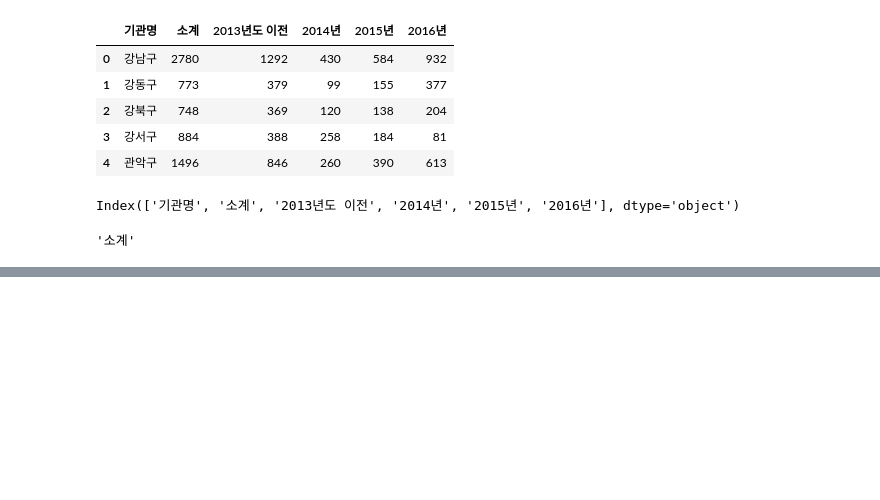
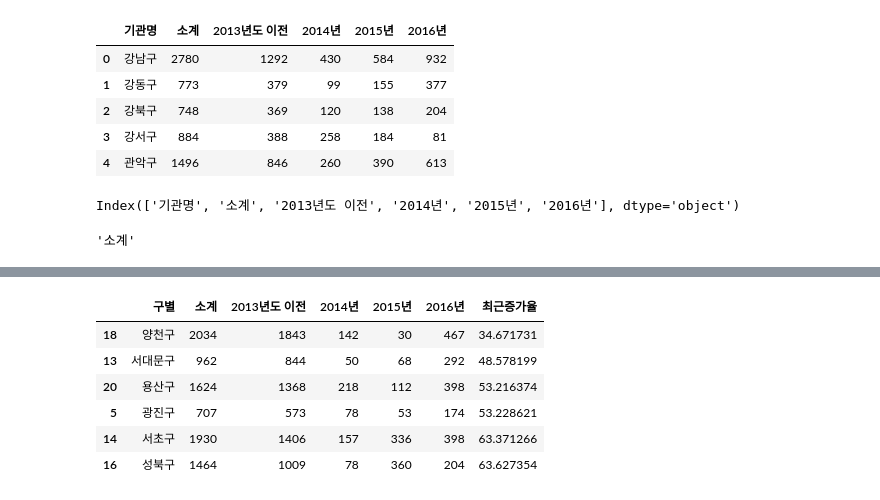
Before and after one commit to mike2ox/databreak-python-basic, a Jupyter notebook: data_science_by_python_01.ipynb, the cells around one changed output, grey strips where cells are left out. Cells and saved outputs as stored; diff of their text form; code cells hidden in the pictures; blank space fills up the shorter version.

```diff
--- a/data_science_by_python_01.ipynb
+++ b/data_science_by_python_01.ipynb
@@ -33,3 +28,6 @@ Index(['기관명', '소계', '2013년도 이전', '2014년', '2015년', '2016
 CCTV_Seoul.columns[1]
 # %% [output]
 '소계'
+# %%
+CCTV_Seoul.rename(columns={CCTV_Seoul.columns[0] : "구별"},inplace=True)
+CCTV_Seoul.head()
@@ -35,0 +163,11 @@ CCTV_Seoul.columns[1]
+# %%
+CCTV_Seoul["최근증가율"] = (CCTV_Seoul["2016년"] + CCTV_Seoul["2015년"]+CCTV_Seoul["2014년"])/ CCTV_Seoul["2013년도 이전"]*100
+CCTV_Seoul.sort_values(by="최근증가율").head(6)
+# %% [output]
+|  | 구별 | 소계 | 2013년도 이전 | 2014년 | 2015년 | 2016년 | 최근증가율 |
+| 18 | 양천구 | 2034 | 1843 | 142 | 30 | 467 | 34.671731 |
+| 13 | 서대문구 | 962 | 844 | 50 | 68 | 292 | 48.578199 |
+| 20 | 용산구 | 1624 | 1368 | 218 | 112 | 398 | 53.216374 |
+| 5 | 광진구 | 707 | 573 | 78 | 53 | 174 | 53.228621 |
+| 14 | 서초구 | 1930 | 1406 | 157 | 336 | 398 | 63.371266 |
+| 16 | 성북구 | 1464 | 1009 | 78 | 360 | 204 | 63.627354 |
```
Also changed, not shown: parts of 14 cells of this notebook.
